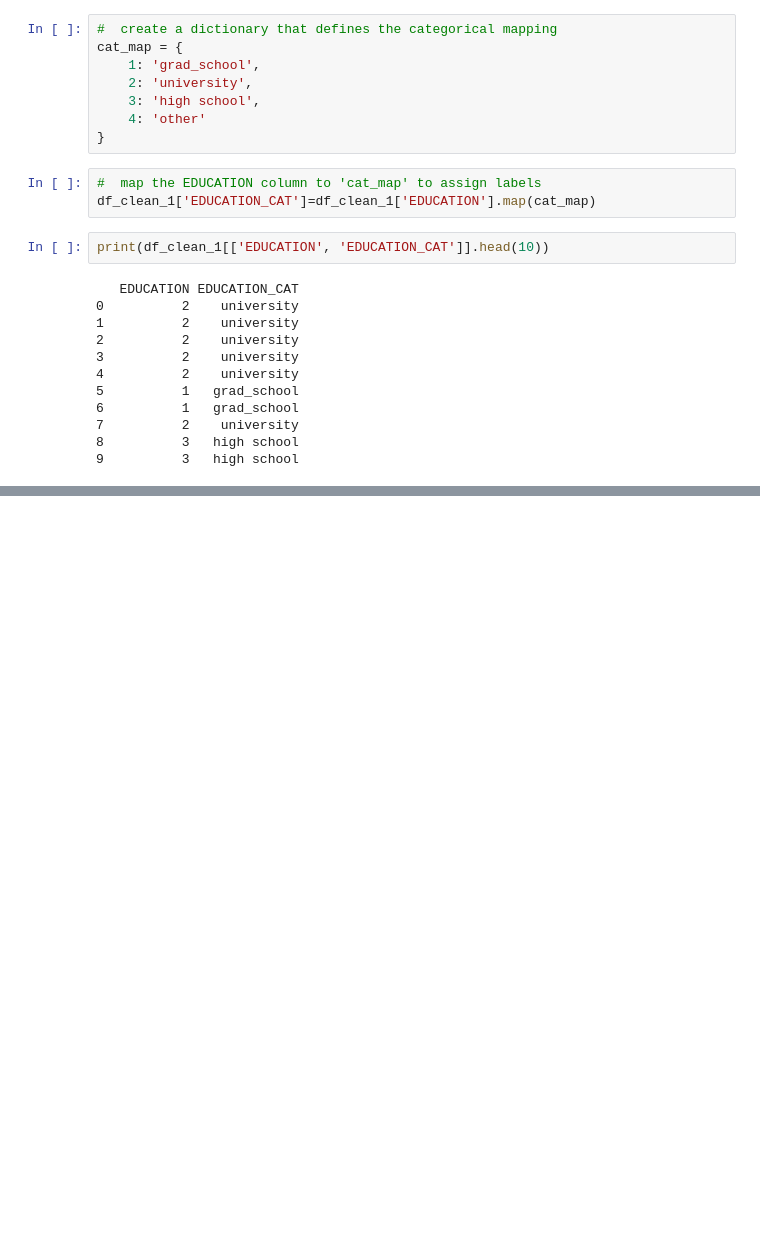
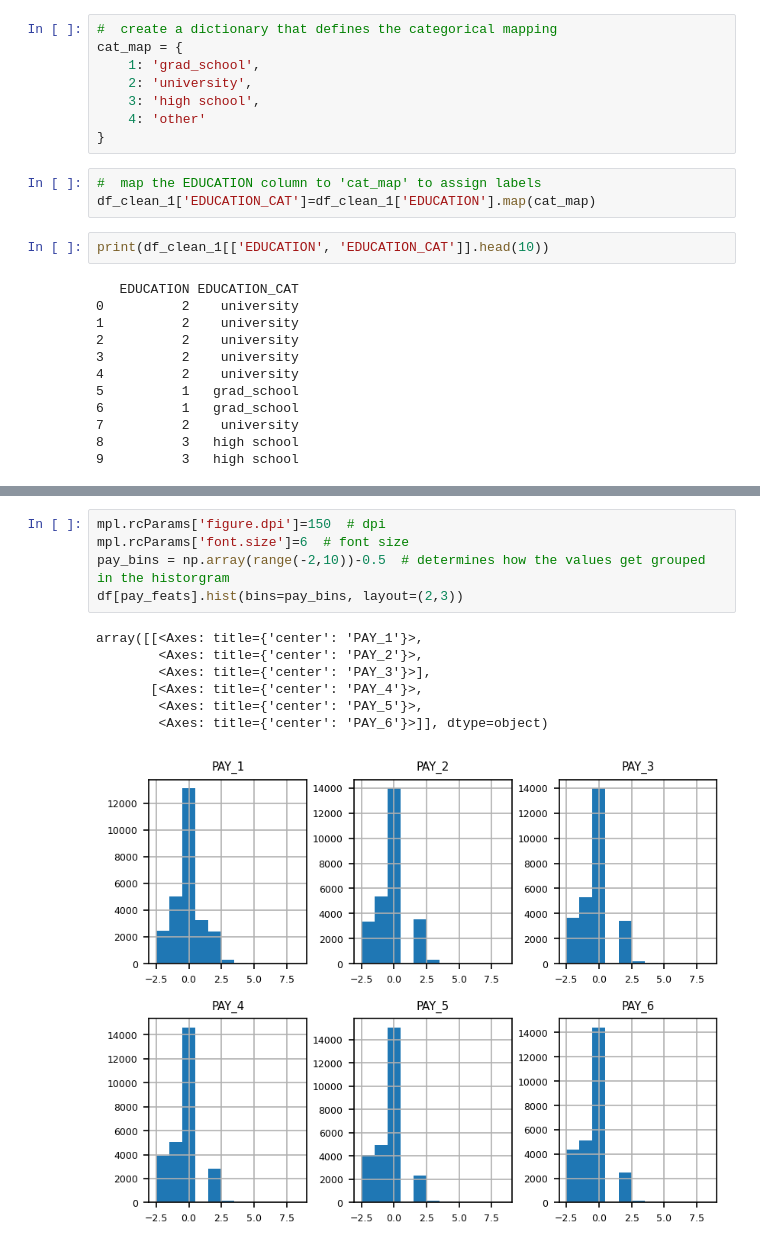
Before and after one commit to AndresDFlores/data_science, a Jupyter notebook: data_exploration.ipynb, the cells around one changed output, grey strips where cells are left out. Saved outputs shown, nothing was run; the diff lists cells and outputs as text; blank space fills up the shorter version.

```diff
--- a/data_exploration.ipynb
+++ b/data_exploration.ipynb
@@ -457,0 +544,13 @@ print(df_clean_1[['EDUCATION', 'EDUCATION_CAT']].head(10))
+# %%
+mpl.rcParams['figure.dpi']=150  # dpi
+mpl.rcParams['font.size']=6  # font size
+pay_bins = np.array(range(-2,10))-0.5  # determines how the values get grouped in the historgram
+df[pay_feats].hist(bins=pay_bins, layout=(2,3))
+# %% [output]
+array([[<Axes: title={'center': 'PAY_1'}>,
+        <Axes: title={'center': 'PAY_2'}>,
+        <Axes: title={'center': 'PAY_3'}>],
+       [<Axes: title={'center': 'PAY_4'}>,
+        <Axes: title={'center': 'PAY_5'}>,
+        <Axes: title={'center': 'PAY_6'}>]], dtype=object)
+[figure, added]
```
Also changed, not shown: parts of 12 cells of this notebook, 1 other file.
